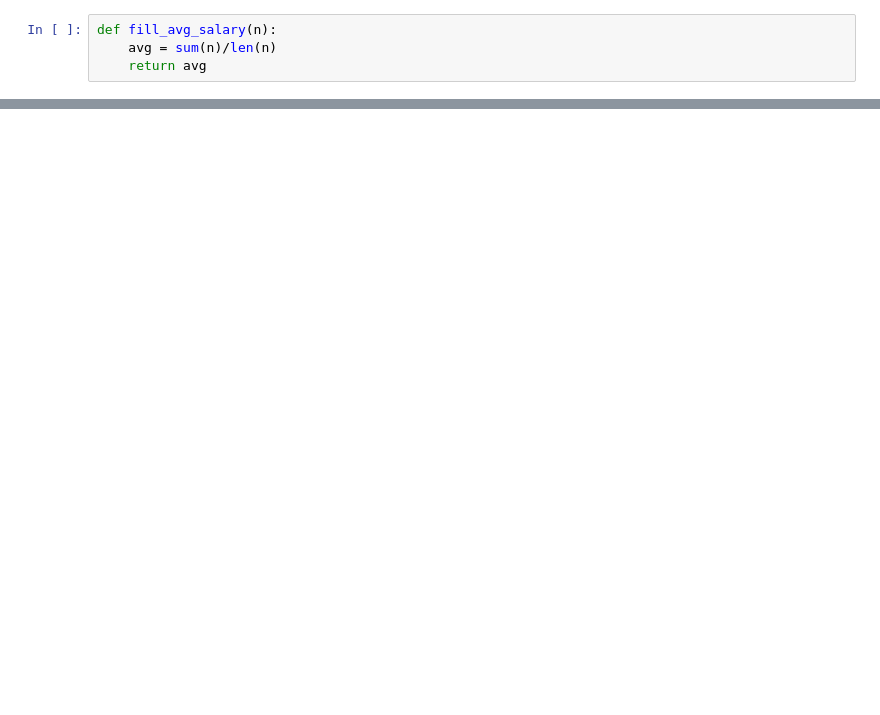
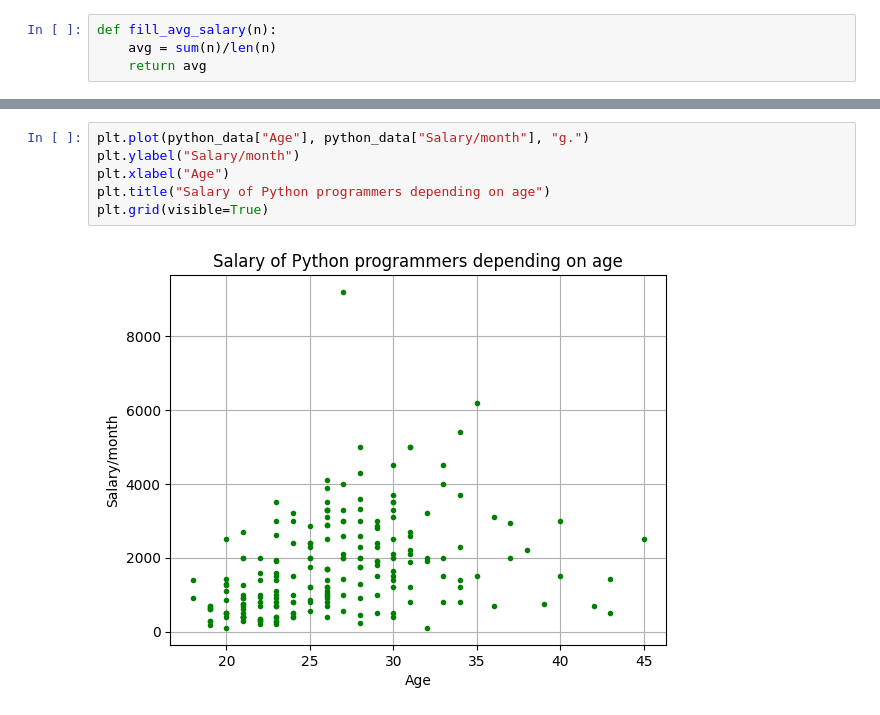
Before and after one commit to koc90/part_3_homework_2, a Jupyter notebook: Hw_2_2.ipynb, the cells around one changed output, grey strips where cells are left out. Drawn from its saved outputs; the diff is of its cells as text; blank space fills up the shorter version.

```diff
--- a/Hw_2_2.ipynb
+++ b/Hw_2_2.ipynb
@@ -160,0 +167,8 @@ python_data_grouped_by_role.to_csv("Python_data.csv")
+# %%
+plt.plot(python_data["Age"], python_data["Salary/month"], "g.")
+plt.ylabel("Salary/month")
+plt.xlabel("Age")
+plt.title("Salary of Python programmers depending on age")
+plt.grid(visible=True)
+# %% [output]
+[figure, added]
```
Also changed, not shown: parts of 8 cells of this notebook, 3 other files.
